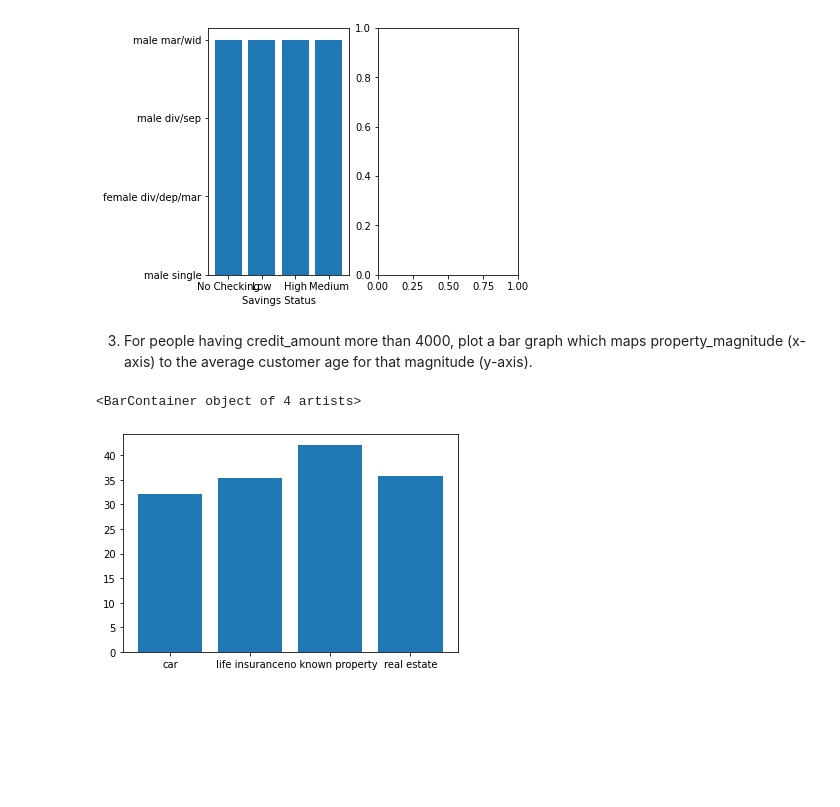
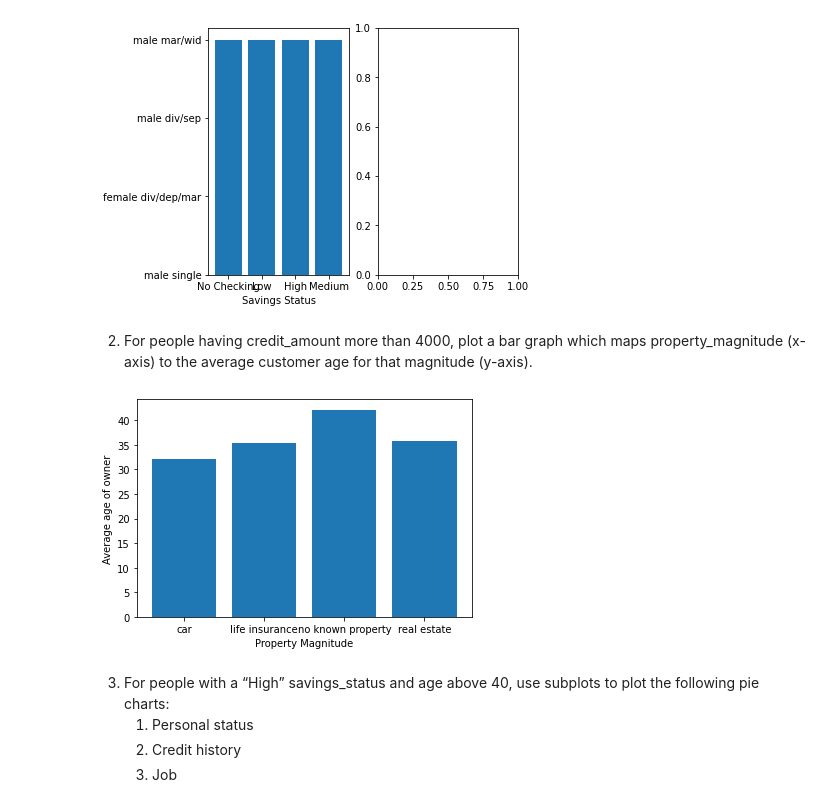
Before and after one commit to benwang2/obsidian-f22, a Jupyter notebook: Rutgers/2022 Fall/210/Assignments/Homework 3/src/german_credit.ipynb, the cells around one changed output. Saved outputs shown, nothing was run; the diff lists cells and outputs as text; code cells hidden in the pictures; blank space fills up the shorter version.

```diff
--- a/Rutgers/2022 Fall/210/Assignments/Homework 3/src/german_credit.ipynb
+++ b/Rutgers/2022 Fall/210/Assignments/Homework 3/src/german_credit.ipynb
@@ -238,17 +238,23 @@ fig, axs = plt.subplots(1,  2, constrained_layout=True)
 Text(0.5, 0, 'Savings Status')
 [figure]
 # %% [markdown]
-3. For people having credit_amount more than 4000, plot a bar graph which maps property_magnitude (x-axis) to the average customer age for that magnitude (y-axis).
+2. For people having credit_amount more than 4000, plot a bar graph which maps property_magnitude (x-axis) to the average customer age for that magnitude (y-axis).
 # %%
 subset = gcred[['property_magnitude','age']][gcred['credit_amount'] > 4000]
 grouped = subset.groupby('property_magnitude').mean()
 
 keys = subset['property_magnitude'].unique()
 values = next(grouped.items())[1]
 avgs = {i[0]:i[1] for i in values.items()}
 
 plt.bar(avgs.keys(), avgs.values())
+plt.xlabel("Property Magnitude")
+plt.ylabel("Average age of owner")
 plt.show()
 # %% [output]
-<BarContainer object of 4 artists>
-[figure, old version]
+[figure, new version]
+# %% [markdown]
+3. For people with a “High” savings_status and age above 40, use subplots to plot the following pie charts:
+   1. Personal status
+   2. Credit history
+   3. Job
```
